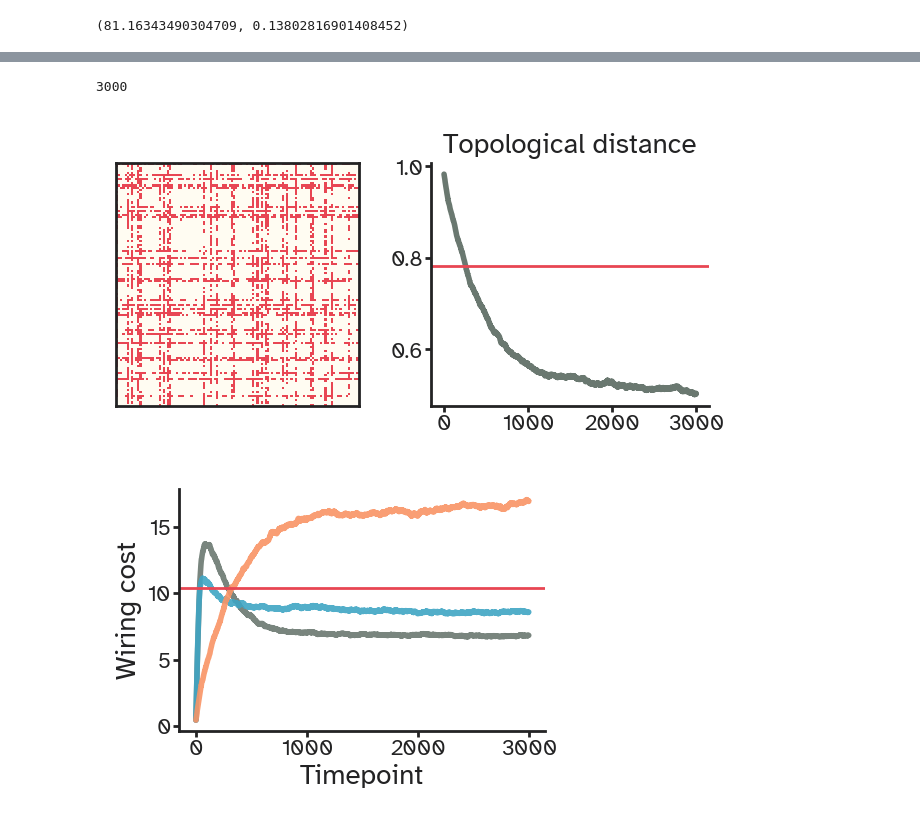
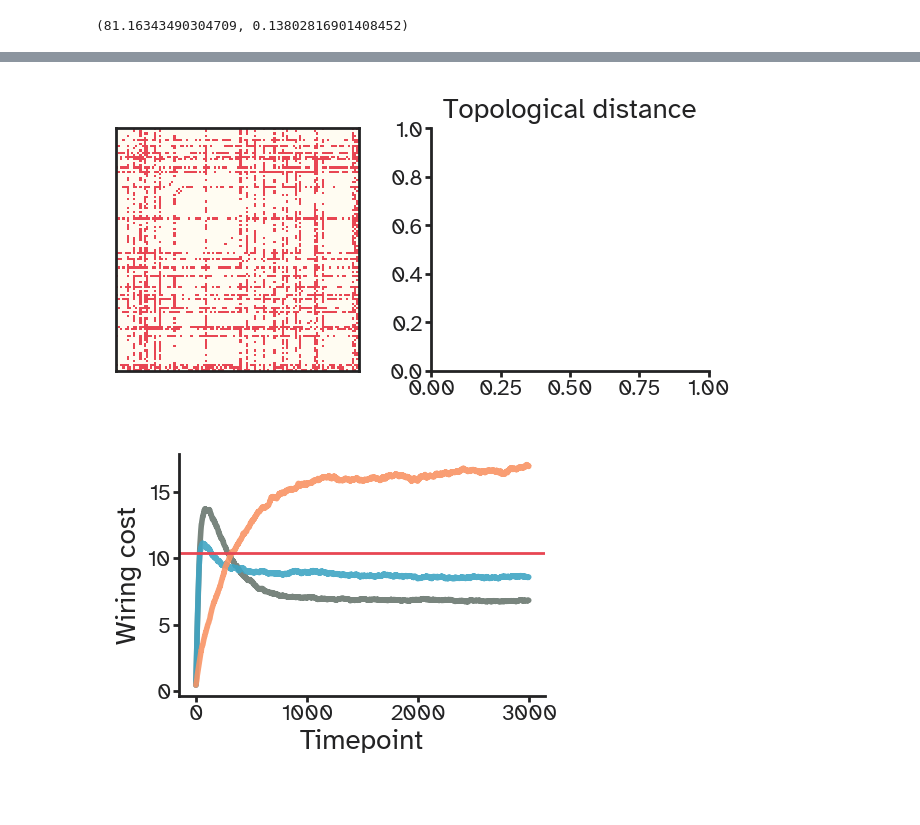
Before and after one commit to kuffmode/Optimal_networks, a Jupyter notebook: generative_analysis.ipynb, the cells around one changed output, grey strips where cells are left out. Saved outputs shown, nothing was run; the diff lists cells and outputs as text; code cells hidden in the pictures.

```diff
--- a/generative_analysis.ipynb
+++ b/generative_analysis.ipynb
@@ -89,8 +89,4 @@ if SIMULATE:
     np.save("simulations/pd_alpha08_10k_res1_scores.npy",scores)
     np.save("simulations/pd_alpha08_10k_res1_matrices.npy",histories)
     np.save("simulations/pd_alpha08_10k_res1_densities.npy",densities)
-else:
-    pd_scores = np.load("simulations/pd_alpha08_10k_res1_scores.npy")
-    pd_histories = np.load("simulations/pd_alpha08_10k_res1_matrices.npy")
-    pd_densities = np.load("simulations/pd_alpha08_10k_res1_densities.npy")
 # %%
@@ -105,15 +109,0 @@ np.argmin(rd_scores), np.argmin(sp_scores), np.argmin(pd_scores)
-# %%
-alpha = np.full(n_iterations, 7)
-histories[...,7] = gen.simulate_network_evolution(
-    coordinates=coordinates,
-    n_iterations=n_iterations,
-    alpha=alpha,
-    beta=np.full(n_iterations, 1),
-    noise=noise,
-    distance_fn=gen.propagation_distance,
-    connectivity_penalty=penalty,
-    n_jobs=-1,
-    random_seed=11,
-    batch_size=batch_size,
-)
-density_distance(connectivity, histories[:,:,-1,7])
@@ -400,7 +386,3 @@ binary = gen.simulate_network_evolution(
-# %%
-binary.shape[2]
-# %% [output]
-3000
 # %%
 measures_td = np.zeros((8,binary.shape[2]))
 for timepoint in tqdm(range(binary.shape[2]), desc="barabim baraboom"):
@@ -415,17 +397,17 @@ empirical_td = gen.topological_distance(connectivity,coordinates).mean()
 # %%
 fig, axes = plt.subplot_mosaic([["A", "B"]],
                                figsize=(viz.cm_to_inch((10,4))),
                                dpi=200)
-viz.plot_matrix(binary[:,:,-1],
+viz.plot_matrix(histories[:,:,-1,np.argmin(scores)],
                 cbar=False,sns_kwargs=sns_kwargs,axis=axes["A"])
-axes["B"].plot(measures_td[6,:],lw=2)
-axes["B"].axhline(empirical_td,color=viz_colors["warms"]["LECKER_RED"])
+#axes["B"].plot(measures_td[6,:],lw=2)
+#axes["B"].axhline(empirical_td,color=viz_colors["warms"]["LECKER_RED"])
 
 axes["B"].set_title("Topological distance")
 sns.despine(ax=axes["B"])
-plt.savefig("figures/res1_td.pdf",dpi=600,bbox_inches='tight');
+#plt.savefig("figures/res1_td.pdf",dpi=600,bbox_inches='tight');
 # %% [output]
-[figure, old version]
+[figure, new version]
 # %%
 plt.figure(figsize=(viz.cm_to_inch((6,4))), dpi=200)
 plt.plot(measures_rd[2,:3000],lw="2",alpha=0.9)
```
Also changed, not shown: parts of 20 cells of this notebook, 7 other files.
